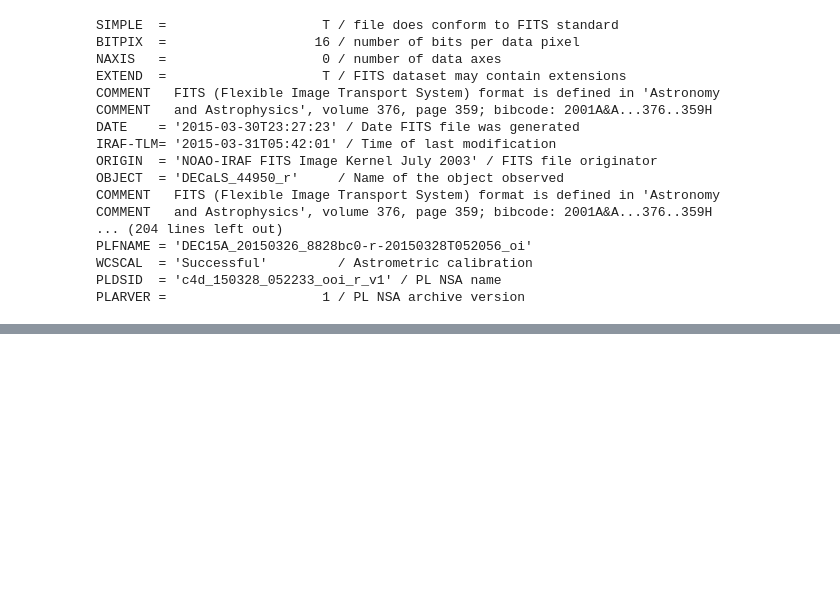
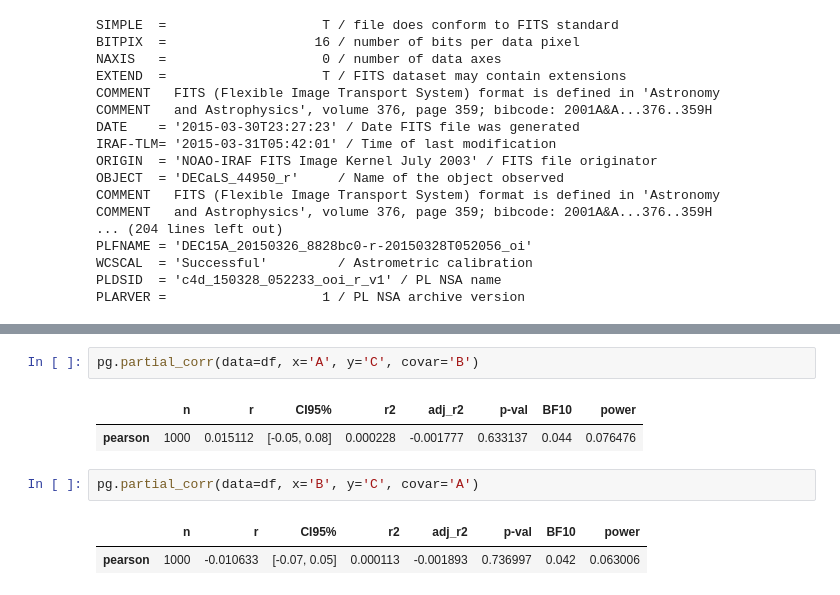
Before and after one commit to MerianSurvey/caterpillar, a Jupyter notebook: notebook/sandbox/decals_ccd_data_info.ipynb, the cells around one changed output, grey strips where cells are left out. Cells and saved outputs as stored; diff of their text form; blank space fills up the shorter version.

```diff
--- a/notebook/sandbox/decals_ccd_data_info.ipynb
+++ b/notebook/sandbox/decals_ccd_data_info.ipynb
@@ -54,0 +106,10 @@ PLARVER =                    1 / PL NSA archive version
+# %%
+pg.partial_corr(data=df, x='A', y='C', covar='B')
+# %% [output]
+|  | n | r | CI95% | r2 | adj_r2 | p-val | BF10 | power |
+| pearson | 1000 | 0.015112 | [-0.05, 0.08] | 0.000228 | -0.001777 | 0.633137 | 0.044 | 0.076476 |
+# %%
+pg.partial_corr(data=df, x='B', y='C', covar='A')
+# %% [output]
+|  | n | r | CI95% | r2 | adj_r2 | p-val | BF10 | power |
+| pearson | 1000 | -0.010633 | [-0.07, 0.05] | 0.000113 | -0.001893 | 0.736997 | 0.042 | 0.063006 |
```
Also changed, not shown: parts of 5 cells of this notebook, 2 other files.
